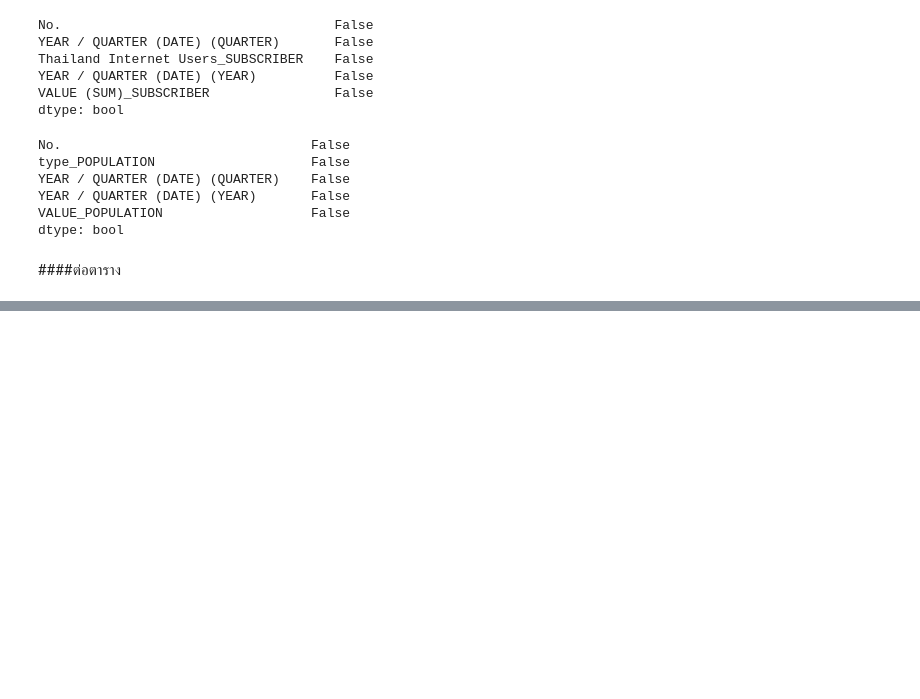
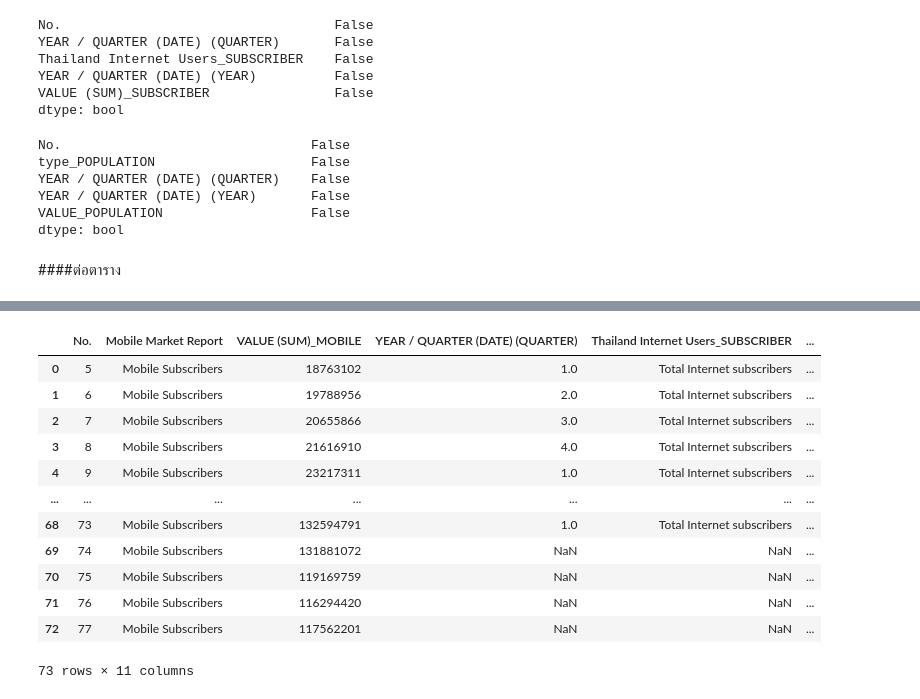
Before and after one commit to sskboonmee/DWDM21, a Jupyter notebook: Projectlookmhee.ipynb, the cells around one changed output, grey strips where cells are left out. Drawn from its saved outputs; the diff is of its cells as text; code cells hidden in the pictures; blank space fills up the shorter version.

```diff
--- a/Projectlookmhee.ipynb
+++ b/Projectlookmhee.ipynb
@@ -196,0 +261,3 @@ merge_table2
+# %%
+data_mobile3 = data_mobile2.iloc[4:,:]  #ตัดข้อมูล 4 แถวแรกออกเพราะมันเป็นของปี 2002 แต่ตาราง merge_table2 มันเริ่มที่ปี 2003
+data_mobile3
@@ -196,0 +278,17 @@ merge_table2
+# %%
+merge_table3 = data_mobile3.merge(merge_table2,how='left', left_on='No.',right_on='No.')  # เชื่อมตาราง merge_table2 และ data_mobile เโดยให้ตาราง merge_table2 เป็นตารางหลักอยู่ที่ด้านซ้าย
+merge_table3
+# %% [output]
+|  | No. | Mobile Market Report | VALUE (SUM)_MOBILE | YEAR / QUARTER (DATE) (QUARTER) | Thailand Internet Users_SUBSCRIBER | ... |
+| 0 | 5 | Mobile Subscribers | 18763102 | 1.0 | Total Internet subscribers | ... |
+| 1 | 6 | Mobile Subscribers | 19788956 | 2.0 | Total Internet subscribers | ... |
+| 2 | 7 | Mobile Subscribers | 20655866 | 3.0 | Total Internet subscribers | ... |
+| 3 | 8 | Mobile Subscribers | 21616910 | 4.0 | Total Internet subscribers | ... |
+| 4 | 9 | Mobile Subscribers | 23217311 | 1.0 | Total Internet subscribers | ... |
+| ... | ... | ... | ... | ... | ... | ... |
+| 68 | 73 | Mobile Subscribers | 132594791 | 1.0 | Total Internet subscribers | ... |
+| 69 | 74 | Mobile Subscribers | 131881072 | NaN | NaN | ... |
+| 70 | 75 | Mobile Subscribers | 119169759 | NaN | NaN | ... |
+| 71 | 76 | Mobile Subscribers | 116294420 | NaN | NaN | ... |
+| 72 | 77 | Mobile Subscribers | 117562201 | NaN | NaN | ... |
+73 rows × 11 columns
```
Also changed, not shown: parts of 28 cells of this notebook.
